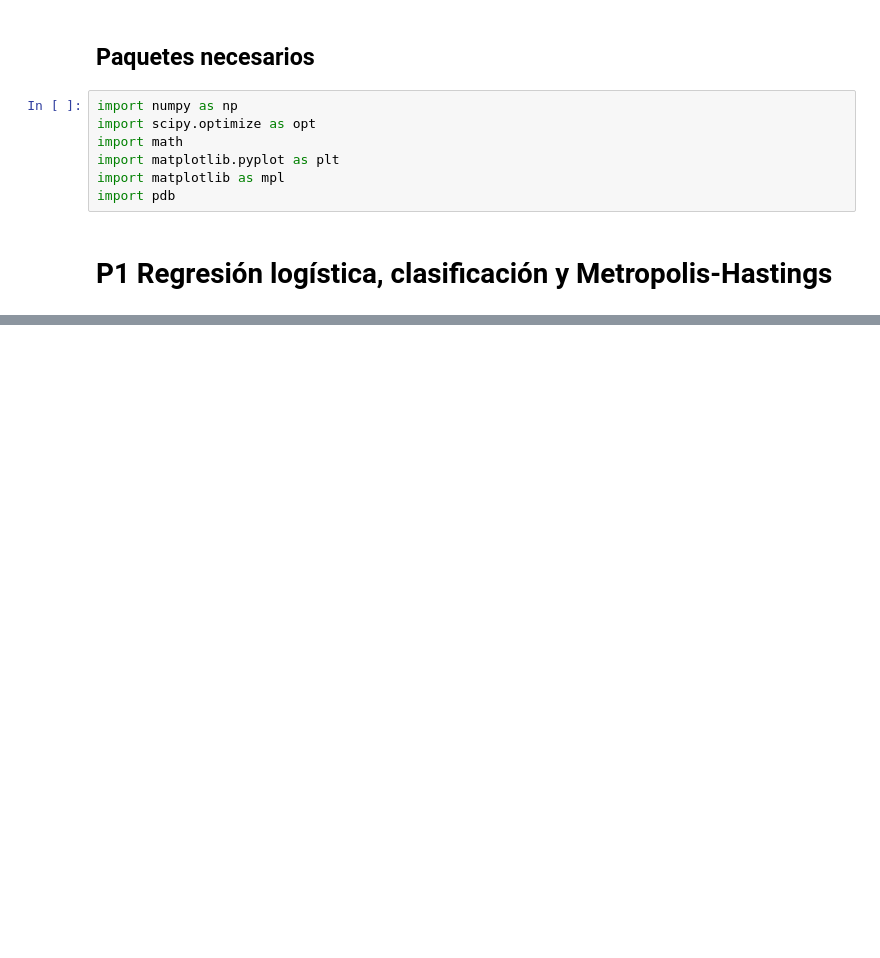
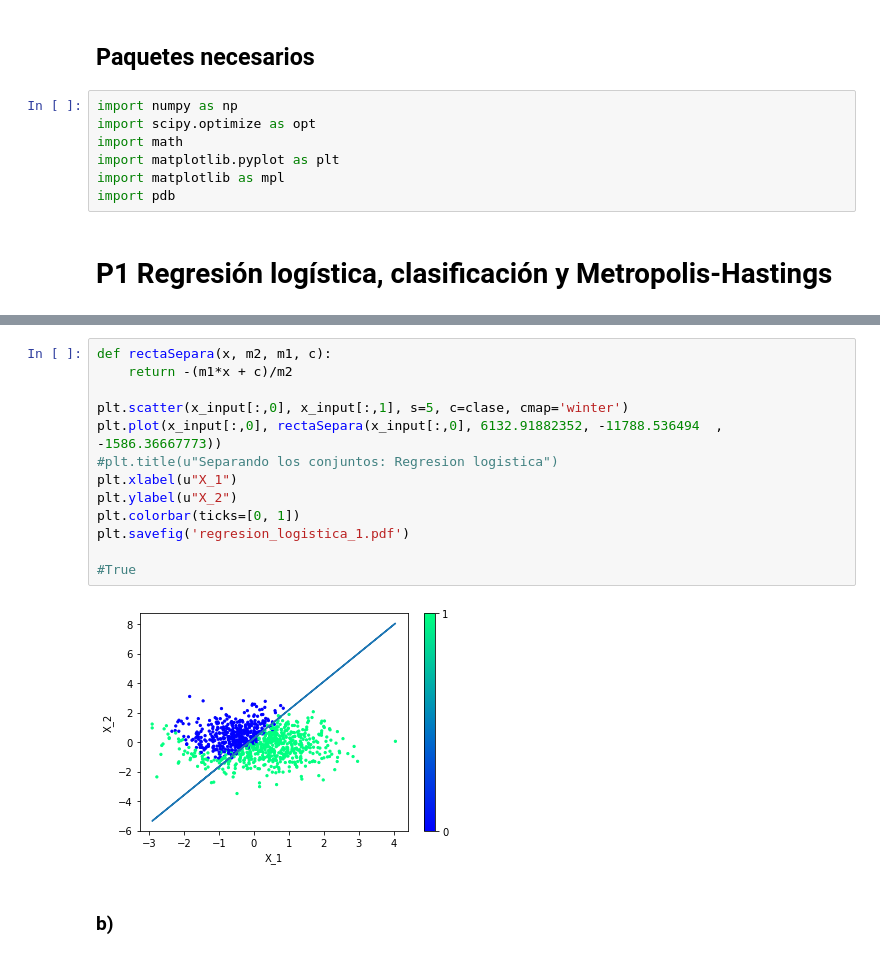
Before and after one commit to martinKindall/aprendizaje_probabilistico_uchile, a Jupyter notebook: Tarea3/tarea3_martin_cornejo.ipynb, the cells around one changed output, grey strips where cells are left out. Drawn from its saved outputs; the diff is of its cells as text; blank space fills up the shorter version.

```diff
--- a/Tarea3/tarea3_martin_cornejo.ipynb
+++ b/Tarea3/tarea3_martin_cornejo.ipynb
@@ -66,0 +71,17 @@ opt.minimize(cost_func, theta_1, args=(x_tilda, labels), method='L-BFGS-B', tol=
+# %%
+def rectaSepara(x, m2, m1, c):
+    return -(m1*x + c)/m2
+
+plt.scatter(x_input[:,0], x_input[:,1], s=5, c=clase, cmap='winter')
+plt.plot(x_input[:,0], rectaSepara(x_input[:,0], 6132.91882352, -11788.536494  ,  -1586.36667773))
+#plt.title(u"Separando los conjuntos: Regresion logistica")
+plt.xlabel(u"X_1")
+plt.ylabel(u"X_2")
+plt.colorbar(ticks=[0, 1])
+plt.savefig('regresion_logistica_1.pdf')
+
+#True
+# %% [output]
+[figure, added]
+# %% [markdown]
+### b)
```
Also changed, not shown: parts of 3 cells of this notebook.
